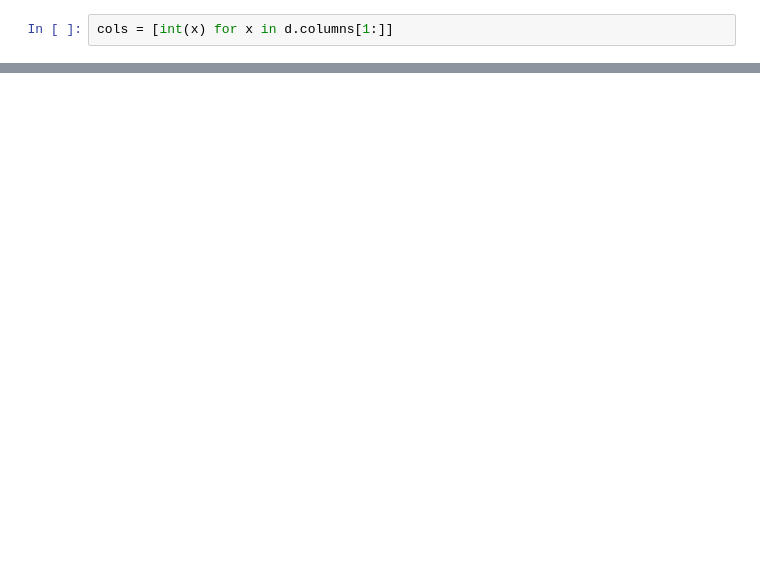
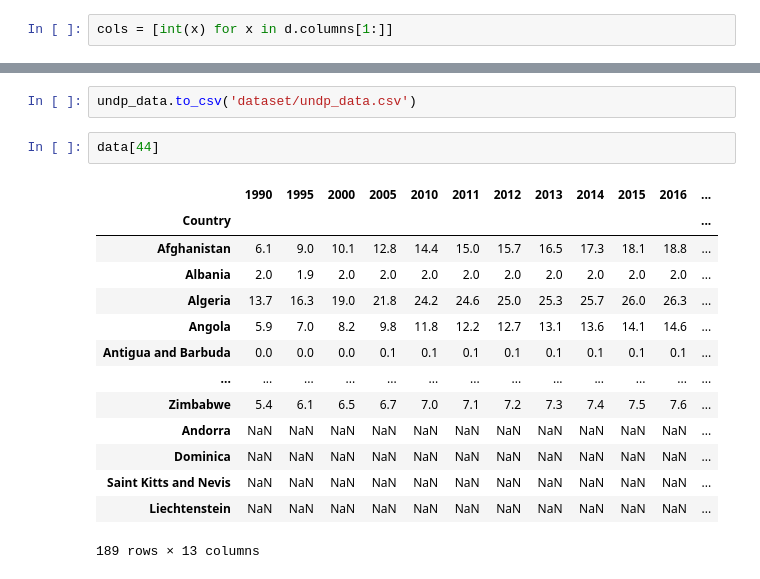
Before and after one commit to D1nay/prohack2020, a Jupyter notebook: Mapping countries to galaxies.ipynb, the cells around one changed output, grey strips where cells are left out. Cells and saved outputs as stored; diff of their text form; blank space fills up the shorter version.

```diff
--- a/Mapping countries to galaxies.ipynb
+++ b/Mapping countries to galaxies.ipynb
@@ -263,0 +345,19 @@ Name: Palau, dtype: object
+# %%
+undp_data.to_csv('dataset/undp_data.csv')
+# %%
+data[44]
+# %% [output]
+|  | 1990 | 1995 | 2000 | 2005 | 2010 | 2011 | 2012 | 2013 | 2014 | 2015 | 2016 | ... |
+| Country |  |  |  |  |  |  |  |  |  |  |  | ... |
+| Afghanistan | 6.1 | 9.0 | 10.1 | 12.8 | 14.4 | 15.0 | 15.7 | 16.5 | 17.3 | 18.1 | 18.8 | ... |
+| Albania | 2.0 | 1.9 | 2.0 | 2.0 | 2.0 | 2.0 | 2.0 | 2.0 | 2.0 | 2.0 | 2.0 | ... |
+| Algeria | 13.7 | 16.3 | 19.0 | 21.8 | 24.2 | 24.6 | 25.0 | 25.3 | 25.7 | 26.0 | 26.3 | ... |
+| Angola | 5.9 | 7.0 | 8.2 | 9.8 | 11.8 | 12.2 | 12.7 | 13.1 | 13.6 | 14.1 | 14.6 | ... |
+| Antigua and Barbuda | 0.0 | 0.0 | 0.0 | 0.1 | 0.1 | 0.1 | 0.1 | 0.1 | 0.1 | 0.1 | 0.1 | ... |
+| ... | ... | ... | ... | ... | ... | ... | ... | ... | ... | ... | ... | ... |
+| Zimbabwe | 5.4 | 6.1 | 6.5 | 6.7 | 7.0 | 7.1 | 7.2 | 7.3 | 7.4 | 7.5 | 7.6 | ... |
+| Andorra | NaN | NaN | NaN | NaN | NaN | NaN | NaN | NaN | NaN | NaN | NaN | ... |
+| Dominica | NaN | NaN | NaN | NaN | NaN | NaN | NaN | NaN | NaN | NaN | NaN | ... |
+| Saint Kitts and Nevis | NaN | NaN | NaN | NaN | NaN | NaN | NaN | NaN | NaN | NaN | NaN | ... |
+| Liechtenstein | NaN | NaN | NaN | NaN | NaN | NaN | NaN | NaN | NaN | NaN | NaN | ... |
+189 rows × 13 columns
```
Also changed, not shown: parts of 27 cells of this notebook, 4 other files.
